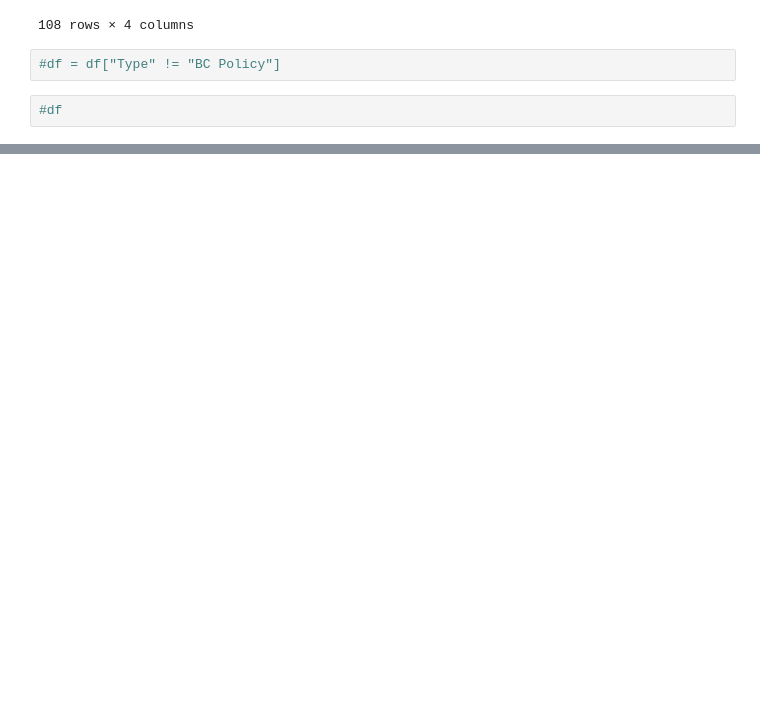
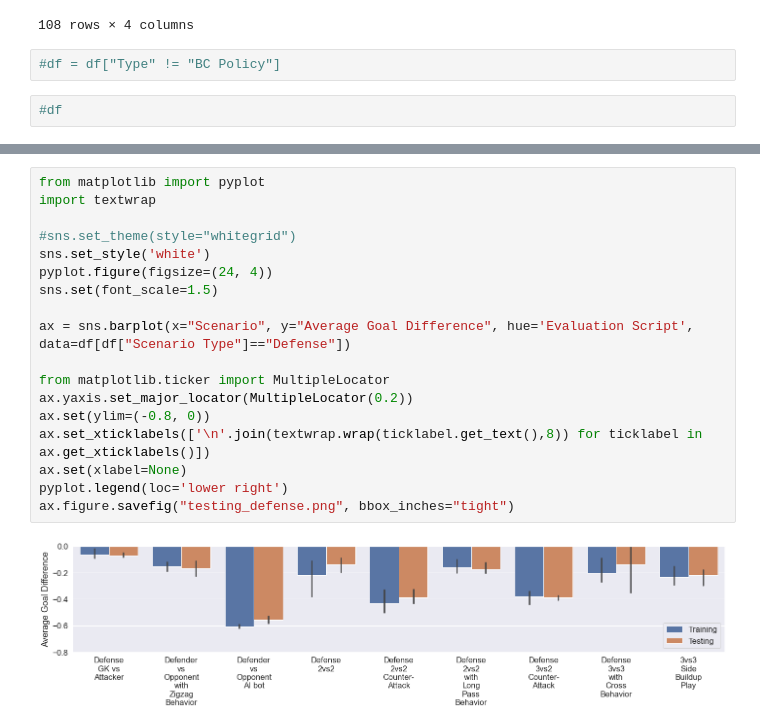
Before and after one commit to scenic4RL/scenic4rl, a Jupyter notebook: training/gfrl/reports/testing.ipynb, the cells around one changed output, grey strips where cells are left out. Saved outputs shown, nothing was run; the diff lists cells and outputs as text; blank space fills up the shorter version.

```diff
--- a/training/gfrl/reports/testing.ipynb
+++ b/training/gfrl/reports/testing.ipynb
@@ -45,0 +47,20 @@ ax.figure.savefig("testing.png", bbox_inches="tight")
+# %%
+from matplotlib import pyplot
+import textwrap
+
+#sns.set_theme(style="whitegrid")
+sns.set_style('white')
+pyplot.figure(figsize=(24, 4))
+sns.set(font_scale=1.5)
+
+ax = sns.barplot(x="Scenario", y="Average Goal Difference", hue='Evaluation Script', data=df[df["Scenario Type"]=="Defense"])
+
+from matplotlib.ticker import MultipleLocator
+ax.yaxis.set_major_locator(MultipleLocator(0.2))
+ax.set(ylim=(-0.8, 0))
+ax.set_xticklabels(['\n'.join(textwrap.wrap(ticklabel.get_text(),8)) for ticklabel in ax.get_xticklabels()])
+ax.set(xlabel=None)
+pyplot.legend(loc='lower right')
+ax.figure.savefig("testing_defense.png", bbox_inches="tight")
+# %% [output]
+[figure, added]
```
Also changed, not shown: parts of 3 cells of this notebook, 18 other files.
